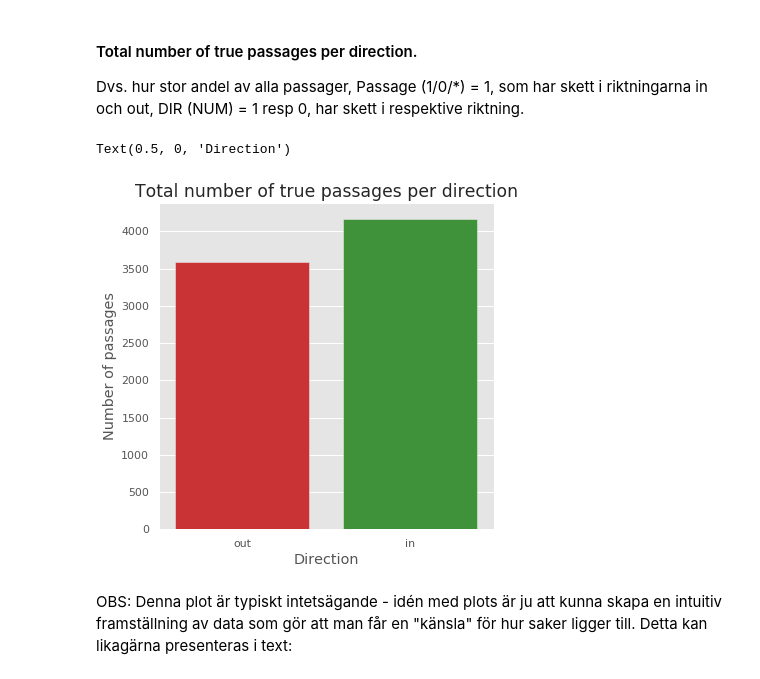
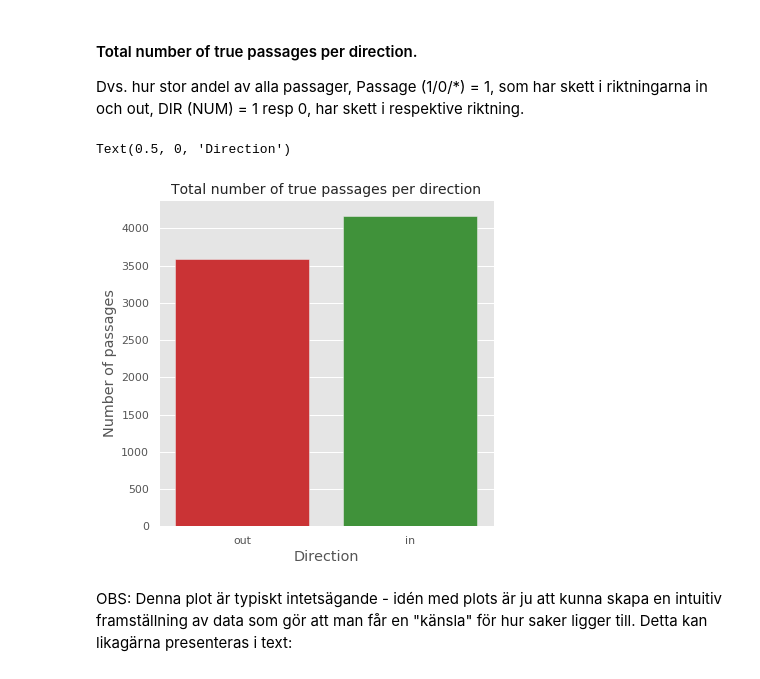
Before and after one commit to maxlund/johannas, a Jupyter notebook: sveas.ipynb, the cells around one changed output. Drawn from its saved outputs; the diff is of its cells as text; code cells hidden in the pictures.

```diff
--- a/sveas.ipynb
+++ b/sveas.ipynb
@@ -118,21 +118,21 @@ out, DIR (NUM) = 1 resp 0, har skett i respektive riktning.
 # %%
 fig, ax = plt.subplots(1, figsize=(6,6))
 sns.countplot(x='direction',
               data=df[
                   (df.passage == 1) &
                   (
                       (df.direction_numerical == 1) |
                       (df.direction_numerical == 0)
                   )
               ],
               palette=[p[5], p[3]],
               ax=ax)
-ax.set_title('Total number of true passages per direction')
+ax.set_title('Total number of true passages per direction', fontsize=14)
 ax.set_ylabel('Number of passages')
 ax.set_xlabel('Direction')
 # %% [output]
 Text(0.5, 0, 'Direction')
-[figure, old version]
+[figure, new version]
 # %% [markdown]
 OBS: Denna plot är typiskt intetsägande - idén med plots är ju att kunna skapa en intuitiv framställning av data som gör att man får en "känsla" för hur saker ligger till. Detta kan likagärna presenteras i text:
 # %%
```
Also changed, not shown: parts of 42 cells of this notebook.
